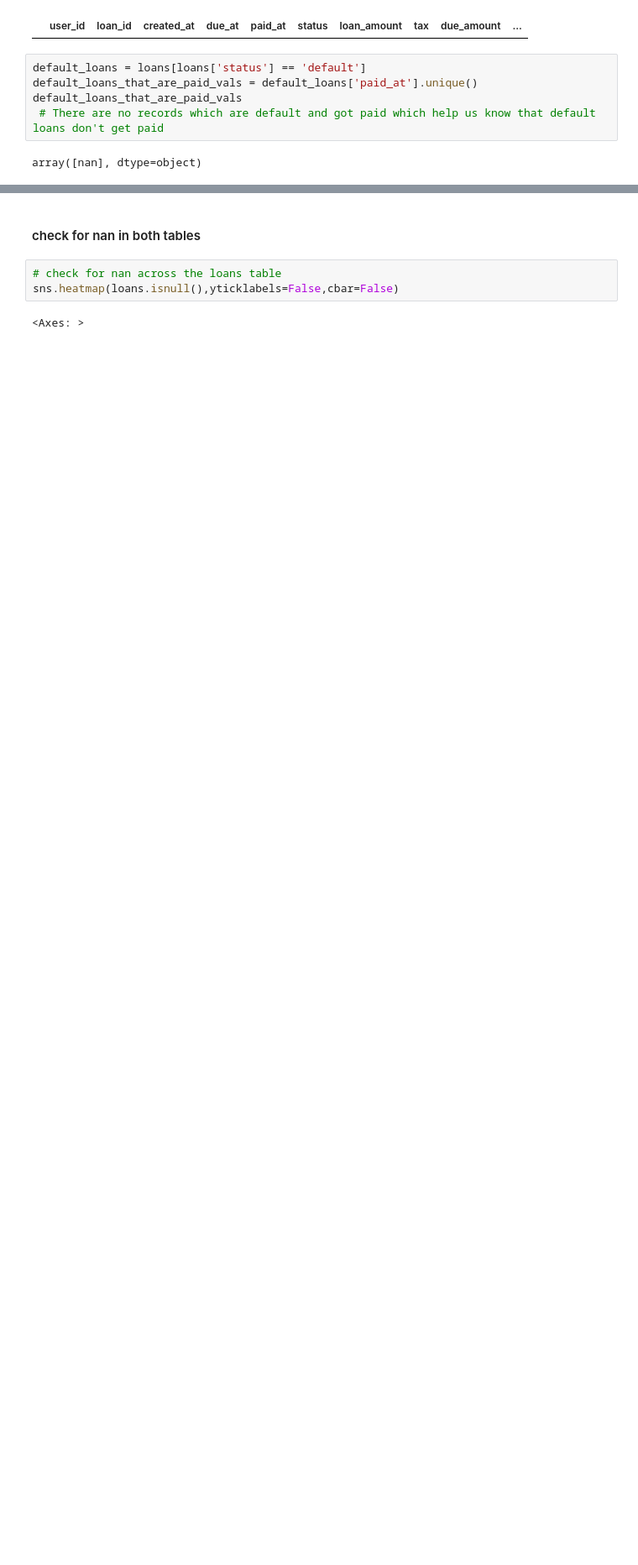
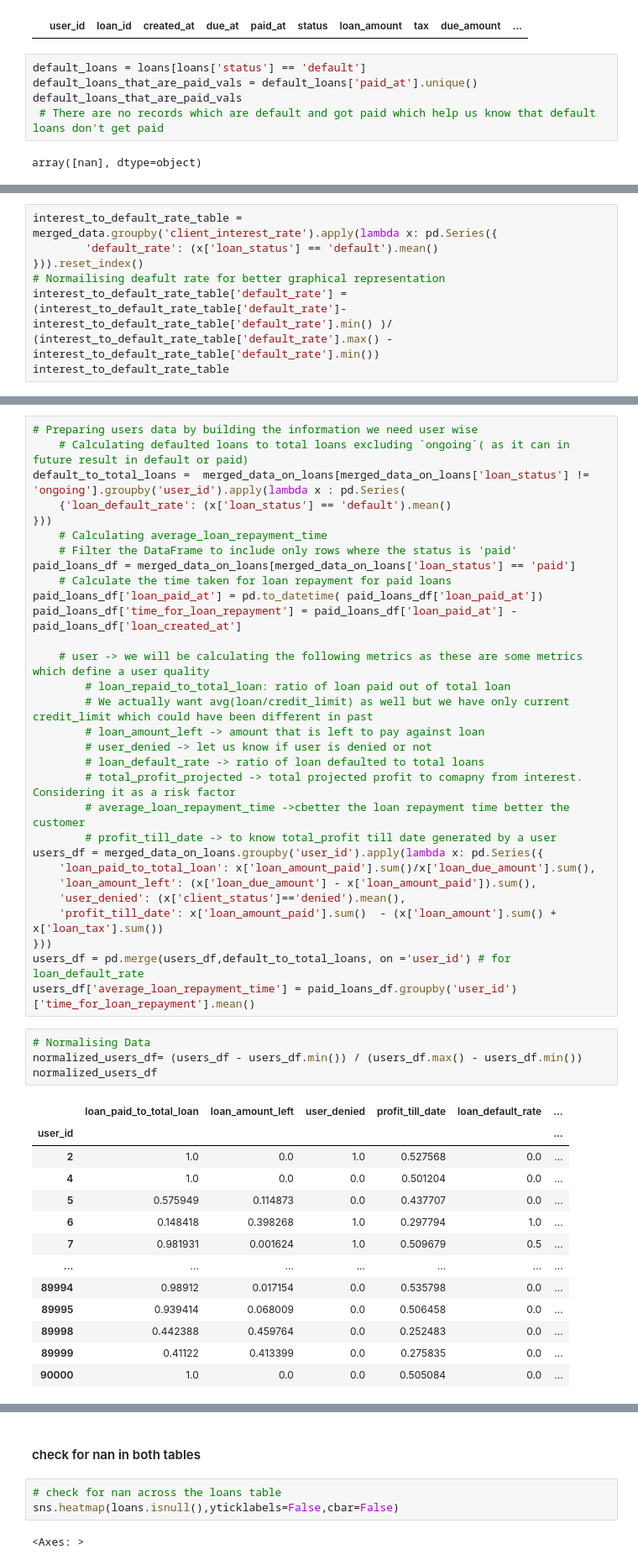
Before and after one commit to anantjain45823/Loan-and-client-data-analysis, a Jupyter notebook: lending_analysis.ipynb, the cells around one changed output, grey strips where cells are left out. Shown at 84% size. Saved outputs shown, nothing was run; the diff lists cells and outputs as text; blank space fills up the shorter version.

```diff
--- a/lending_analysis.ipynb
+++ b/lending_analysis.ipynb
@@ -104,0 +517,7 @@ array([nan], dtype=object)
+# %%
+interest_to_default_rate_table = merged_data.groupby('client_interest_rate').apply(lambda x: pd.Series({
+        'default_rate': (x['loan_status'] == 'default').mean()
+})).reset_index()
+# Normailising deafult rate for better graphical representation
+interest_to_default_rate_table['default_rate'] = (interest_to_default_rate_table['default_rate']-interest_to_default_rate_table['default_rate'].min() )/ (interest_to_default_rate_table['default_rate'].max() - interest_to_default_rate_table['default_rate'].min())
+interest_to_default_rate_table
@@ -104,0 +597,48 @@ array([nan], dtype=object)
+# %%
+# Preparing users data by building the information we need user wise
+    # Calculating defaulted loans to total loans excluding `ongoing`( as it can in future result in default or paid)
+default_to_total_loans =  merged_data_on_loans[merged_data_on_loans['loan_status'] != 'ongoing'].groupby('user_id').apply(lambda x : pd.Series(
+    {'loan_default_rate': (x['loan_status'] == 'default').mean()
+}))
+    # Calculating average_loan_repayment_time
+    # Filter the DataFrame to include only rows where the status is 'paid'
+paid_loans_df = merged_data_on_loans[merged_data_on_loans['loan_status'] == 'paid']
+    # Calculate the time taken for loan repayment for paid loans
+paid_loans_df['loan_paid_at'] = pd.to_datetime( paid_loans_df['loan_paid_at'])
+paid_loans_df['time_for_loan_repayment'] = paid_loans_df['loan_paid_at'] - paid_loans_df['loan_created_at']
+
+    # user -> we will be calculating the following metrics as these are some metrics which define a user quality
+        # loan_repaid_to_total_loan: ratio of loan paid out of total loan
+        # We actually want avg(loan/credit_limit) as well but we have only current credit_limit which could have been different in past
+        # loan_amount_left -> amount that is left to pay against loan
+        # user_denied -> let us know if user is denied or not
+        # loan_default_rate -> ratio of loan defaulted to total loans
+        # total_profit_projected -> total projected profit to comapny from interest. Considering it as a risk factor
+        # average_loan_repayment_time ->cbetter the loan repayment time better the customer
+        # profit_till_date -> to know total_profit till date generated by a user
+users_df = merged_data_on_loans.groupby('user_id').apply(lambda x: pd.Series({
+    'loan_paid_to_total_loan': x['loan_amount_paid'].sum()/x['loan_due_amount'].sum(),
+    'loan_amount_left': (x['loan_due_amount'] - x['loan_amount_paid']).sum(),
+    'user_denied': (x['client_status']=='denied').mean(),
+    'profit_till_date': x['loan_amount_paid'].sum()  - (x['loan_amount'].sum() + x['loan_tax'].sum())
+}))
+users_df = pd.merge(users_df,default_to_total_loans, on ='user_id') # for loan_default_rate
+users_df['average_loan_repayment_time'] = paid_loans_df.groupby('user_id')['time_for_loan_repayment'].mean()
+# %%
+# Normalising Data
+normalized_users_df= (users_df - users_df.min()) / (users_df.max() - users_df.min())
+normalized_users_df
+# %% [output]
+|  | loan_paid_to_total_loan | loan_amount_left | user_denied | profit_till_date | loan_default_rate | ... |
+| user_id |  |  |  |  |  | ... |
+| 2 | 1.0 | 0.0 | 1.0 | 0.527568 | 0.0 | ... |
+| 4 | 1.0 | 0.0 | 0.0 | 0.501204 | 0.0 | ... |
+| 5 | 0.575949 | 0.114873 | 0.0 | 0.437707 | 0.0 | ... |
+| 6 | 0.148418 | 0.398268 | 1.0 | 0.297794 | 1.0 | ... |
+| 7 | 0.981931 | 0.001624 | 1.0 | 0.509679 | 0.5 | ... |
+| ... | ... | ... | ... | ... | ... | ... |
+| 89994 | 0.98912 | 0.017154 | 0.0 | 0.535798 | 0.0 | ... |
+| 89995 | 0.939414 | 0.068009 | 0.0 | 0.506458 | 0.0 | ... |
+| 89998 | 0.442388 | 0.459764 | 0.0 | 0.252483 | 0.0 | ... |
+| 89999 | 0.41122 | 0.413399 | 0.0 | 0.275835 | 0.0 | ... |
+| 90000 | 1.0 | 0.0 | 0.0 | 0.505084 | 0.0 | ... |
```
Also changed, not shown: parts of 129 cells of this notebook.
